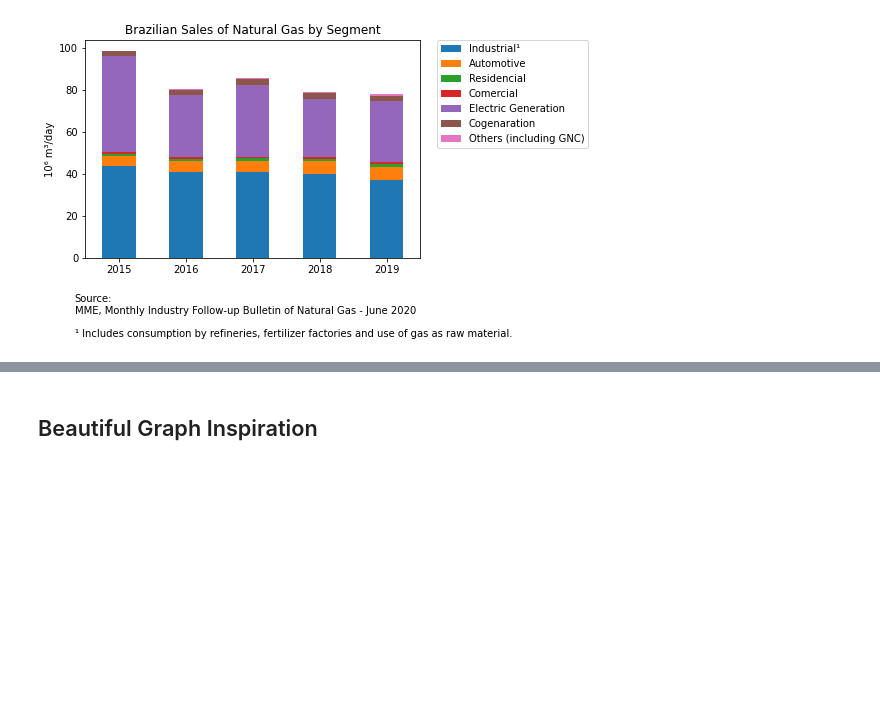
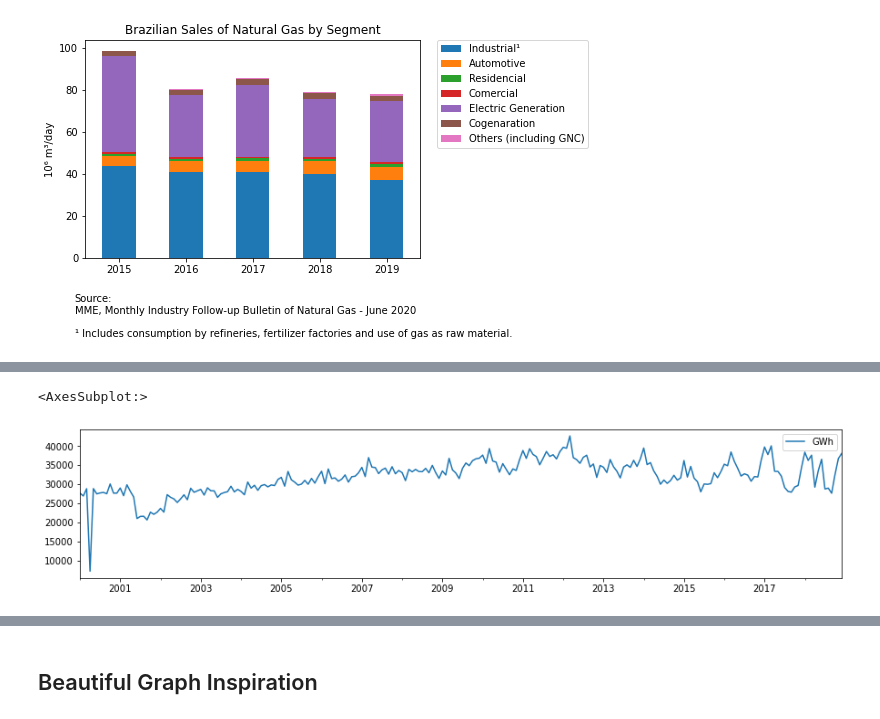
Before and after one commit to lauramsfernandes/BrazilianGasMarket, a Jupyter notebook: naturalGas_Plots.ipynb, the cells around one changed output, grey strips where cells are left out. Cells and saved outputs as stored; diff of their text form; code cells hidden in the pictures; blank space fills up the shorter version.

```diff
--- a/naturalGas_Plots.ipynb
+++ b/naturalGas_Plots.ipynb
@@ -108,0 +115,9 @@ plt.savefig('plots/sales_seg.png',dpi=600,bbox_inches='tight')
+# %%
+ts_hydro.plot(figsize=(15,3))
+plt.legend().remove()
+plt.title('Hydroenergy Production Time Series')
+plt.ylabel('GWh');
+plt.savefig('plots/ts_hydro.png',dpi=600,bbox_inches='tight');
+# %% [output]
+<AxesSubplot:>
+[figure, added]
```
Also changed, not shown: parts of 8 cells of this notebook, 3 other files.
